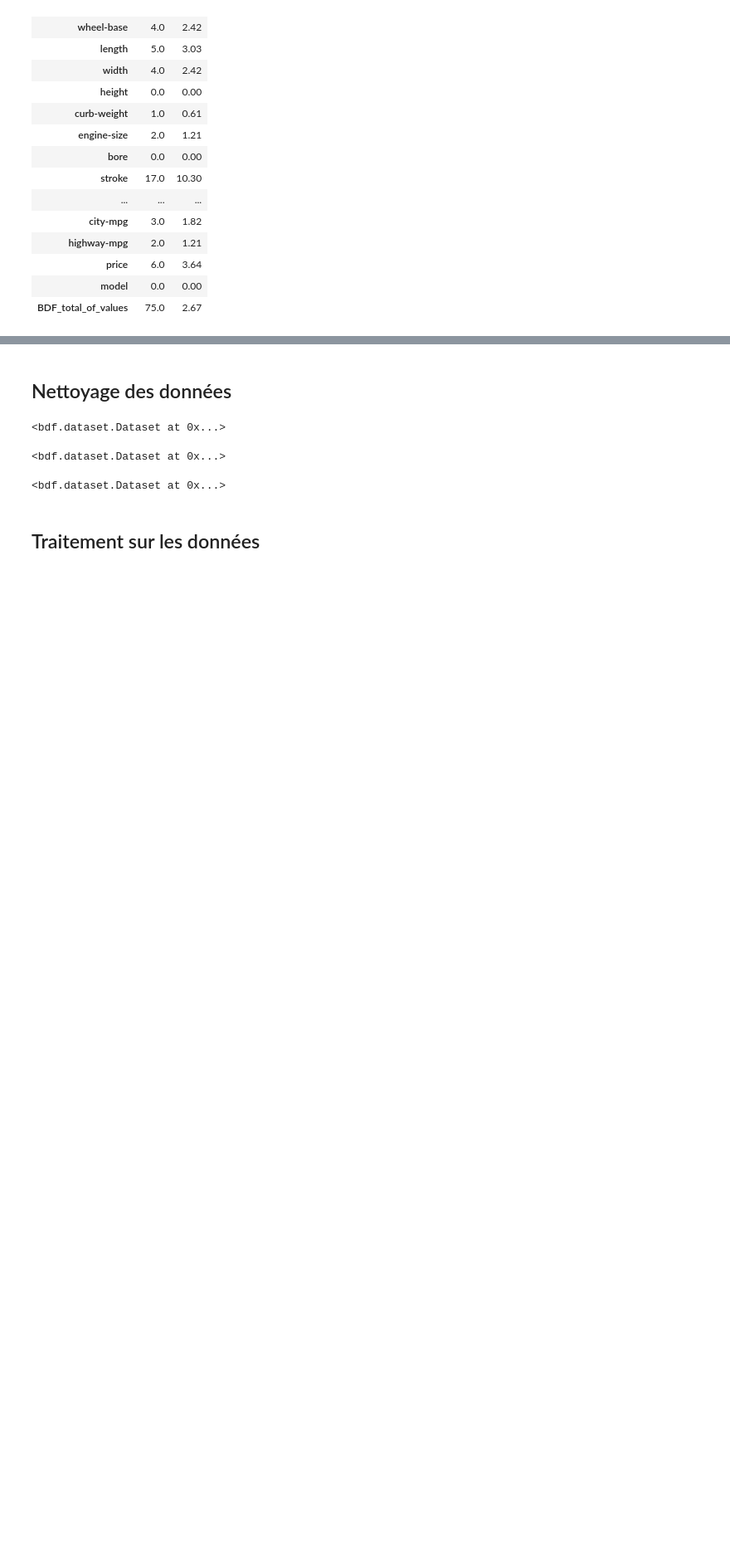
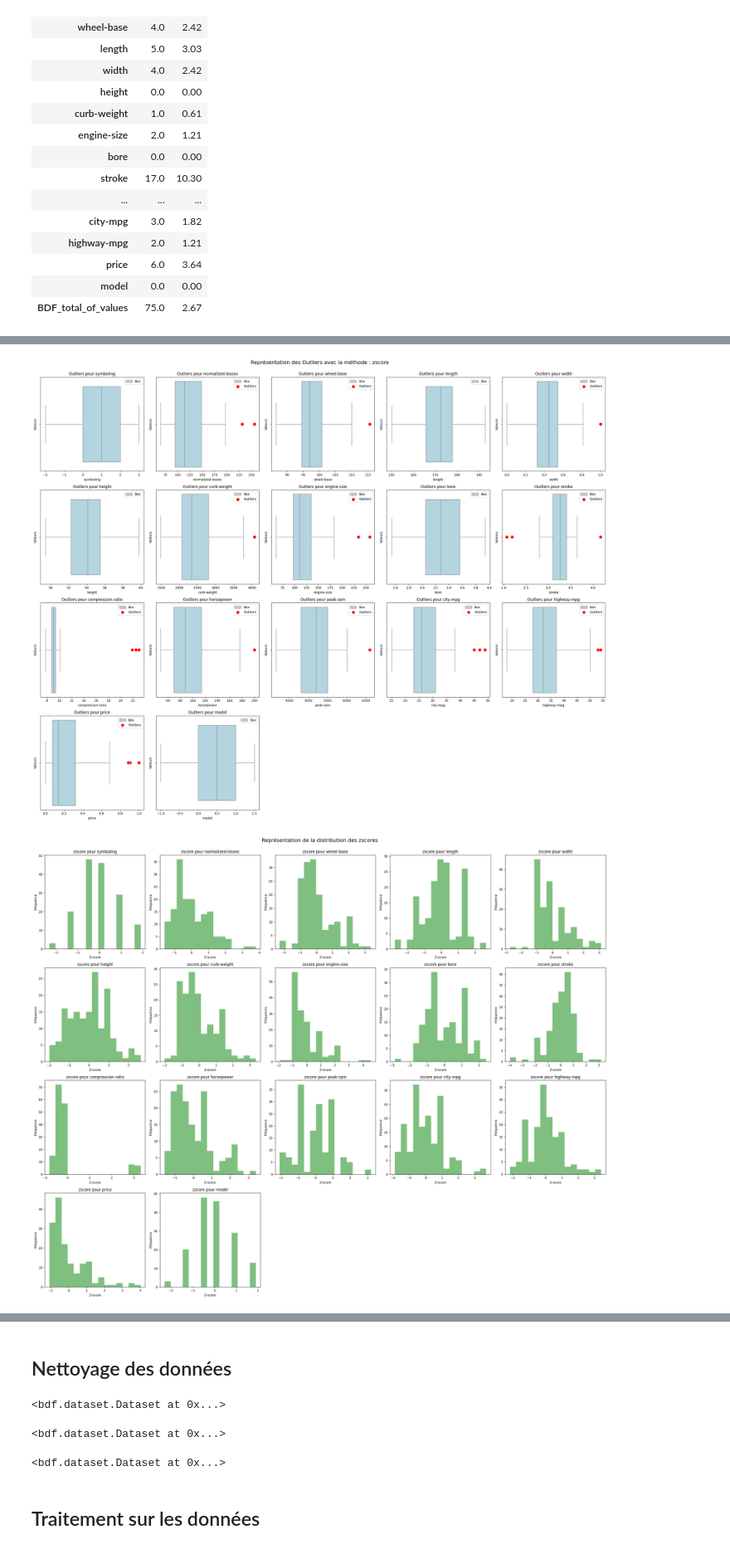
Before and after one commit to JeremZed/bdf, a Jupyter notebook: notebooks/dataset.ipynb, the cells around one changed output, grey strips where cells are left out. Shown at 83% size. Cells and saved outputs as stored; diff of their text form; code cells hidden in the pictures; blank space fills up the shorter version.

Commit message:
wip outliers zscore

```diff
--- a/notebooks/dataset.ipynb
+++ b/notebooks/dataset.ipynb
@@ -292,3 +292,9 @@ d.outliers(show_graph=True, nb_cols=5)
 | price | 6.0 | 3.64 |
 | model | 0.0 | 0.00 |
 | BDF_total_of_values | 75.0 | 2.67 |
+# %%
+# Affichage des outliers avec la méthode zscore
+d.outliers(method='zscore', show_graph=True, nb_cols=5)
+# %% [output]
+[figure, added]
+[figure, added]
```
Also changed, not shown: parts of 3 cells of this notebook, 3 other files.
